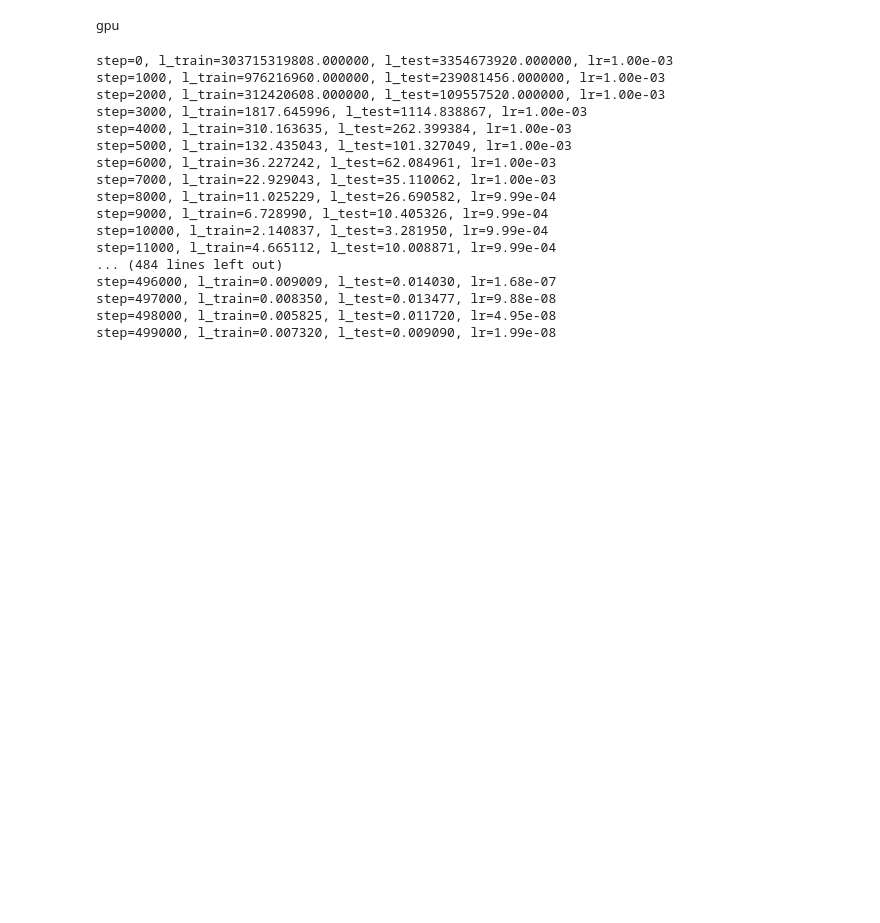
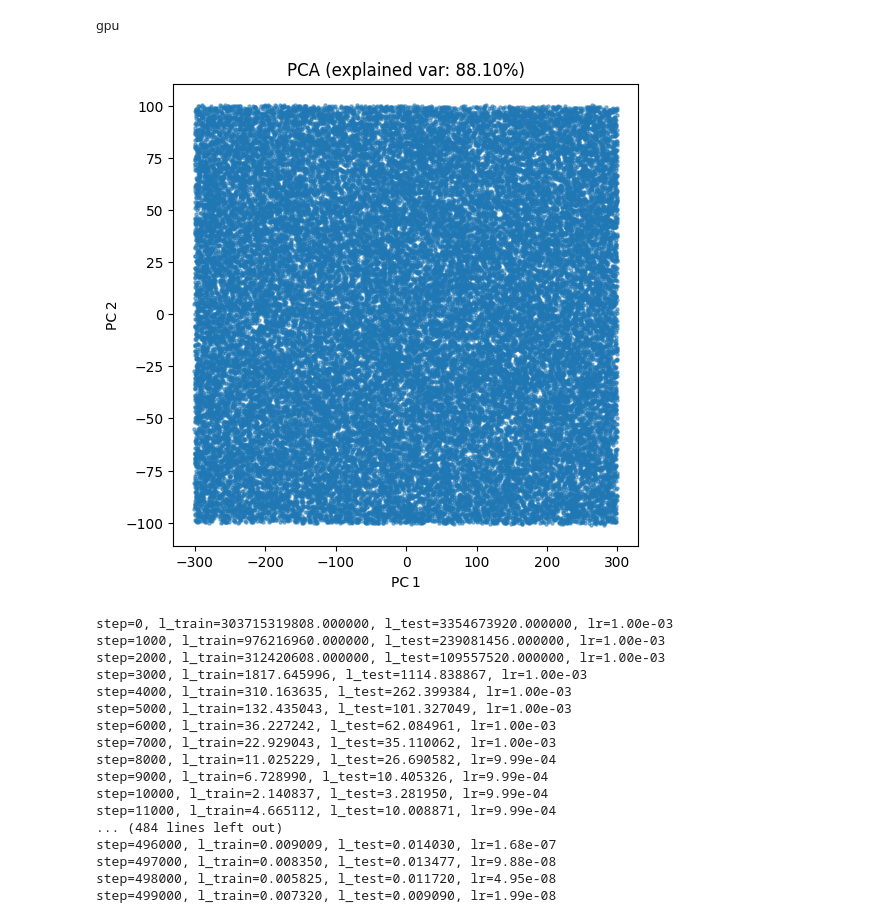
Before and after one commit to stevenwman/afil-project, a Jupyter notebook: LNN_tutorial_mod_rand_noF.ipynb, the cells around one changed output. Drawn from its saved outputs; the diff is of its cells as text; code cells hidden in the pictures; blank space fills up the shorter version.

```diff
--- a/LNN_tutorial_mod_rand_noF.ipynb
+++ b/LNN_tutorial_mod_rand_noF.ipynb
@@ -63,6 +63,27 @@ f_train = forces[:train_test_split]
 x_test = jnp.concatenate([pos[train_test_split:], vel[train_test_split:]], axis=1)
 xt_test = jnp.concatenate([vel[train_test_split:], acc[train_test_split:]], axis=1)
 f_test = forces[train_test_split:]
+# %%
+import numpy as np
+from sklearn.decomposition import PCA
+import matplotlib.pyplot as plt
+
+# assume pos, vel, acc, forces are each (N,3) NumPy arrays
+data = np.hstack([pos, vel, acc, forces])   # shape (N, 12)
+
+# 1) fit PCA
+pca = PCA(n_components=2)
+proj = pca.fit_transform(data)              # (N, 2)
+
+# 2) plot
+plt.figure(figsize=(6,6))
+plt.scatter(proj[:,0], proj[:,1], s=5, alpha=0.5)
+plt.xlabel('PC 1')
+plt.ylabel('PC 2')
+plt.title(f'PCA (explained var: {pca.explained_variance_ratio_[:2].sum():.2%})')
+plt.show()
+# %% [output]
+[figure, added]
 # %%
 # replace the lagrangian with a parameteric model
 def learned_lagrangian(params):
```
Also changed, not shown: parts of 5 cells of this notebook, 16 other files.
